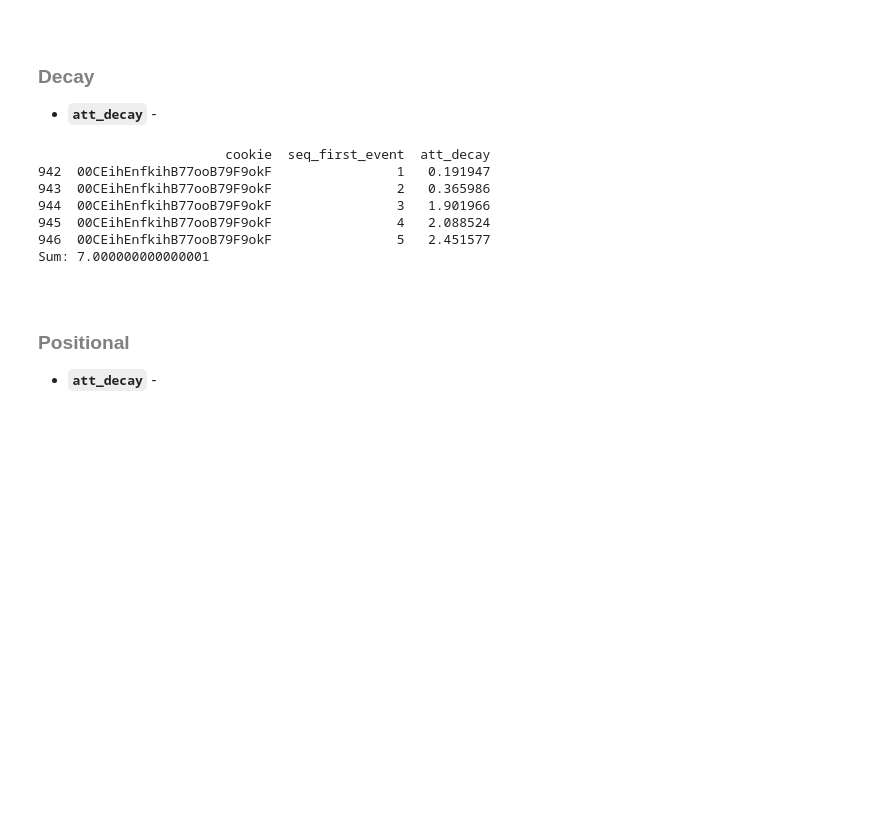
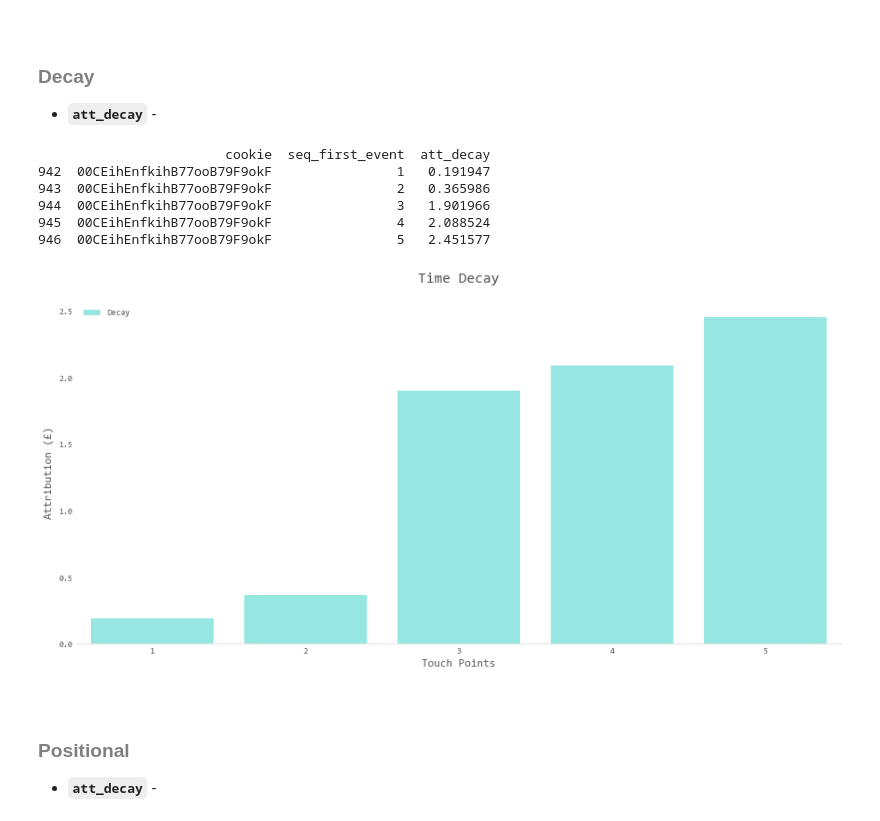
Before and after one commit to martin-mallon/Attribution-Models, a Jupyter notebook: Attribution_Models/attribution_model.ipynb, the cells around one changed output. Cells and saved outputs as stored; diff of their text form; code cells hidden in the pictures; blank space fills up the shorter version.

```diff
--- a/Attribution_Models/attribution_model.ipynb
+++ b/Attribution_Models/attribution_model.ipynb
@@ -317,38 +322,37 @@ def att_decay(df, grp, ft, dcyf, v):
 
     dcy_sum = pd.DataFrame(dcy.groupby(grp)[dcyf].sum())
     dcy_sum.columns = ['decay_scaler']
     dcy_sum = dcy_sum.reset_index()
 
     dcy = pd.merge(dcy, dcy_sum, on=grp, how='left')
     dcy['att_decay'] = ((dcy[dcyf])/dcy['decay_scaler']) * dcy[v]
     dcy = dcy[[grp, ft, 'att_decay']]
 
     return dcy
 
 # variables
 grp = 'cookie'
 ft = 'seq_first_event'
 dcyf = 'decay_first_event'
 v = 'conv_user_value'
 
 # unpack
 dcy = att_decay(att, grp, ft, dcyf, v)
 
 # sample
 dcy_sample = dcy.query('cookie == "00CEihEnfkihB77ooB79F9okF"')
-#fig, ax_1 = plt.subplots(1, 1, figsize=(12,6), constrained_layout=True)
-#viz_bar(ax_1, dcy_sample, x, 'att_decay', 'Decay', 'Time Decay', xlb, ylb)
+fig, ax_1 = plt.subplots(1, 1, figsize=(12,6), constrained_layout=True)
+viz_bar(ax_1, dcy_sample, x, 'att_decay', 'Decay', 'Time Decay', xlb, ylb)
 print(dcy_sample)
-print('Sum: ' + str(dcy_sample['att_decay'].sum()))
-#plt.show()
+plt.show()
 # %% [output]
                         cookie  seq_first_event  att_decay
 942  00CEihEnfkihB77ooB79F9okF                1   0.191947
 943  00CEihEnfkihB77ooB79F9okF                2   0.365986
 944  00CEihEnfkihB77ooB79F9okF                3   1.901966
 945  00CEihEnfkihB77ooB79F9okF                4   2.088524
 946  00CEihEnfkihB77ooB79F9okF                5   2.451577
-Sum: 7.000000000000001
+[figure, added]
 # %% [markdown]
 <br>
 
```
Also changed, not shown: parts of 18 cells of this notebook, 2 other files.
